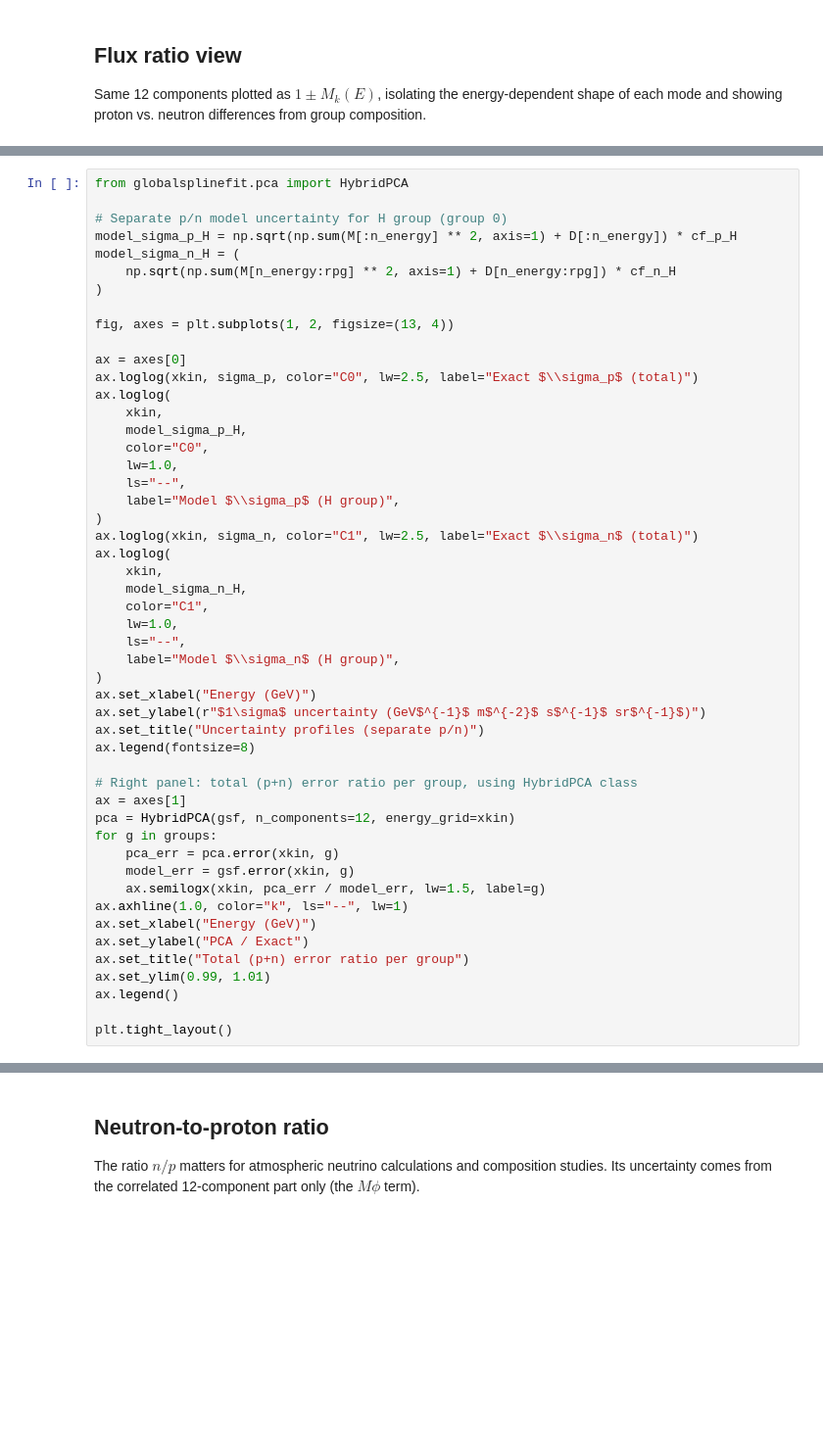
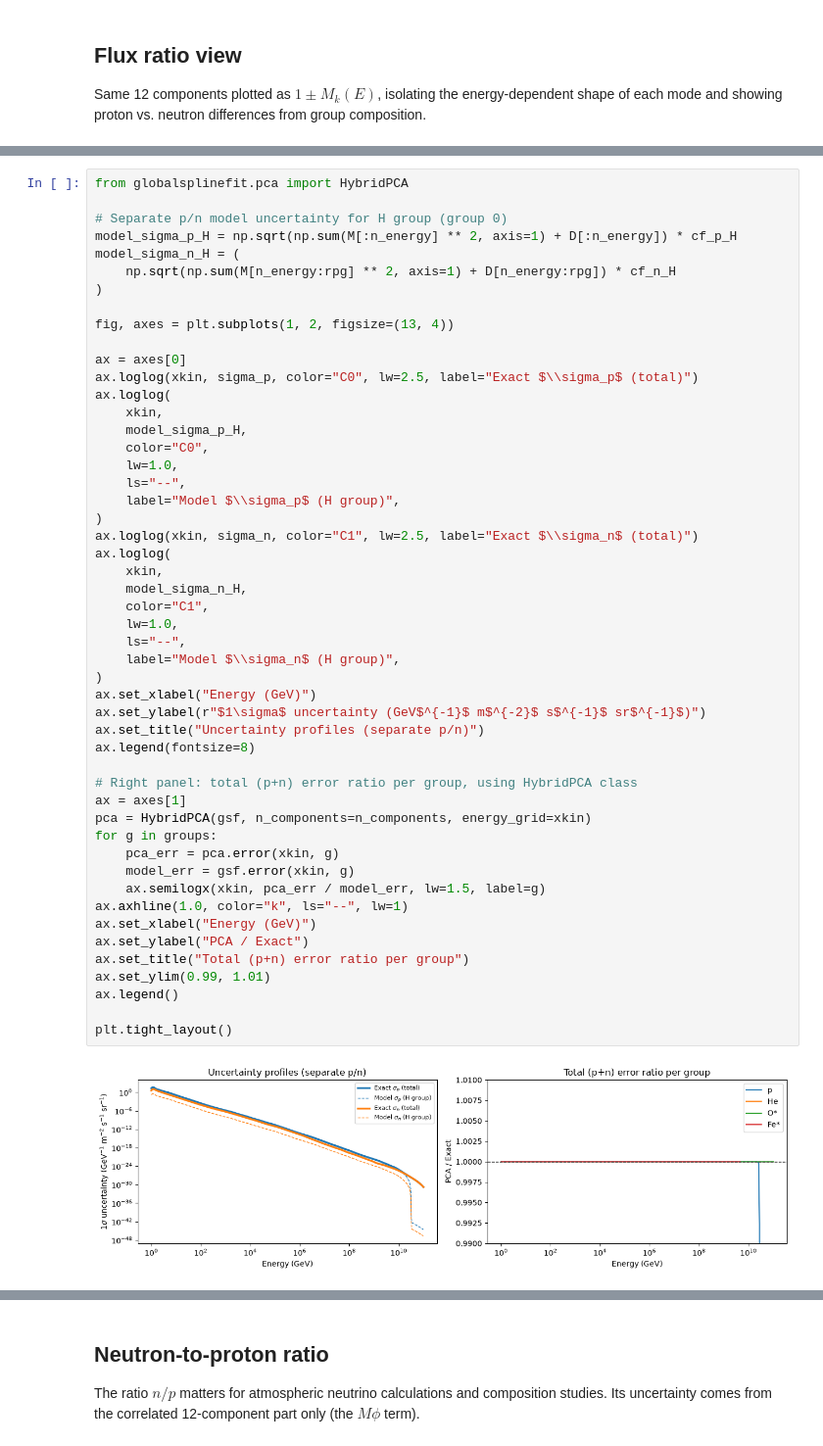
Before and after one commit to gsf-project/globalsplinefit, a Jupyter notebook: examples/HybridPCA.ipynb, the cells around one changed output, grey strips where cells are left out. Shown at 98% size. Saved outputs shown, nothing was run; the diff lists cells and outputs as text; blank space fills up the shorter version.

```diff
--- a/examples/HybridPCA.ipynb
+++ b/examples/HybridPCA.ipynb
@@ -365,34 +394,36 @@ ax.loglog(
     label="Model $\\sigma_p$ (H group)",
 )
 ax.loglog(xkin, sigma_n, color="C1", lw=2.5, label="Exact $\\sigma_n$ (total)")
 ax.loglog(
     xkin,
     model_sigma_n_H,
     color="C1",
     lw=1.0,
     ls="--",
     label="Model $\\sigma_n$ (H group)",
 )
 ax.set_xlabel("Energy (GeV)")
 ax.set_ylabel(r"$1\sigma$ uncertainty (GeV$^{-1}$ m$^{-2}$ s$^{-1}$ sr$^{-1}$)")
 ax.set_title("Uncertainty profiles (separate p/n)")
 ax.legend(fontsize=8)
 
 # Right panel: total (p+n) error ratio per group, using HybridPCA class
 ax = axes[1]
-pca = HybridPCA(gsf, n_components=12, energy_grid=xkin)
+pca = HybridPCA(gsf, n_components=n_components, energy_grid=xkin)
 for g in groups:
     pca_err = pca.error(xkin, g)
     model_err = gsf.error(xkin, g)
     ax.semilogx(xkin, pca_err / model_err, lw=1.5, label=g)
 ax.axhline(1.0, color="k", ls="--", lw=1)
 ax.set_xlabel("Energy (GeV)")
 ax.set_ylabel("PCA / Exact")
 ax.set_title("Total (p+n) error ratio per group")
 ax.set_ylim(0.99, 1.01)
 ax.legend()
 
 plt.tight_layout()
+# %% [output]
+[figure, added]
 # %% [markdown]
 ## Validation and Monte Carlo samples
 
```
Also changed, not shown: parts of 21 cells of this notebook, 2 other files.
